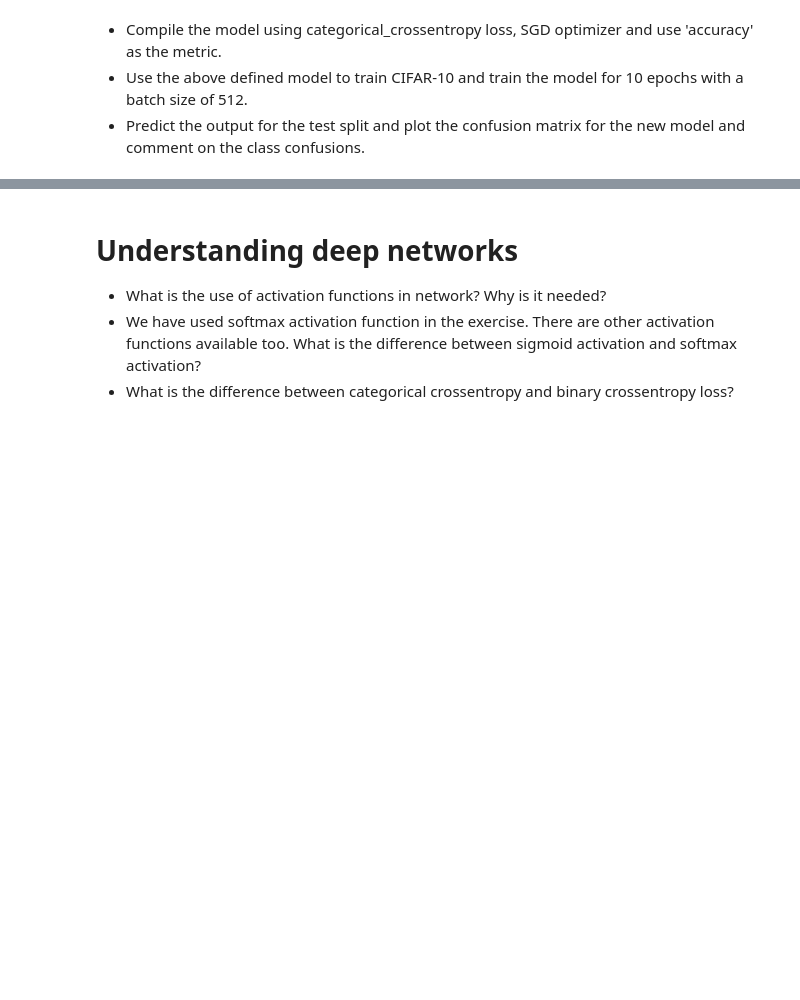
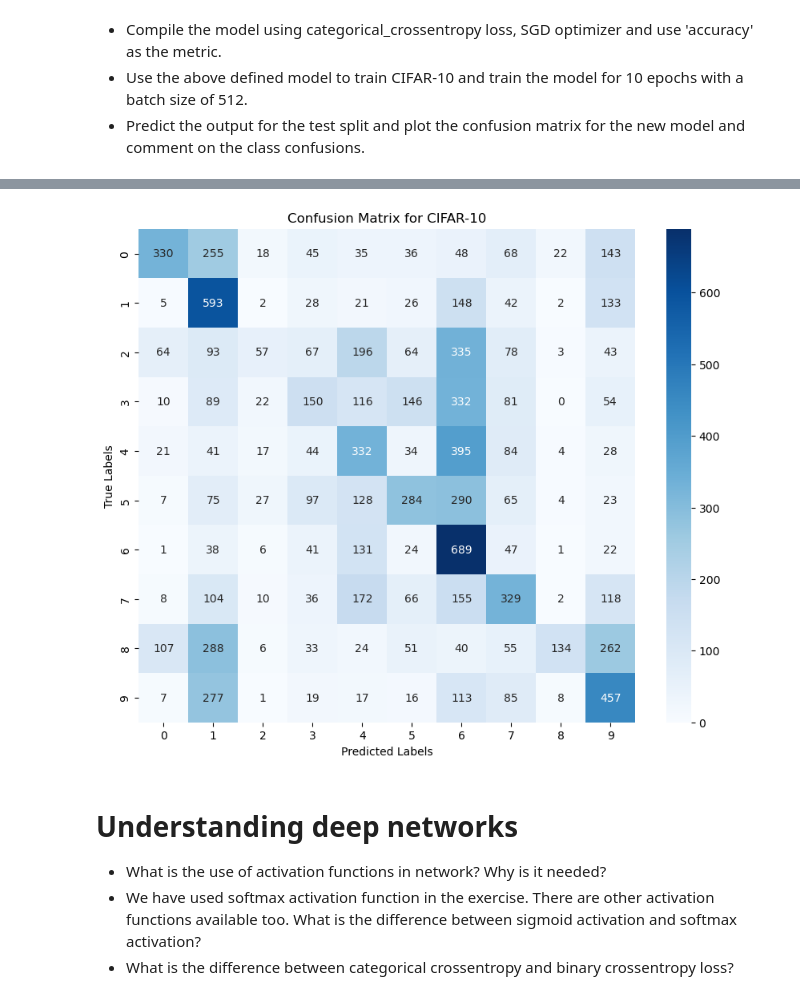
Before and after one commit to DeemaSWR/lab-image-classification-using-convolutional-neural-networks, a Jupyter notebook: main.ipynb, the cells around one changed output, grey strips where cells are left out. Saved outputs shown, nothing was run; the diff lists cells and outputs as text; code cells hidden in the pictures; blank space fills up the shorter version.

Commit message:
LAB | Image Classification using Convolutional Neural Networks

```diff
--- a/main.ipynb
+++ b/main.ipynb
@@ -395,0 +389,17 @@ print(f'Test accuracy: {test_acc}')
+# %%
+from tensorflow.keras.datasets import cifar10
+from tensorflow.keras.utils import to_categorical
+
+# Load the CIFAR-10 dataset
+(X_train, y_train), (X_test, y_test) = cifar10.load_data()
+
+# Normalize the pixel values to the range [0, 1]
+X_train, X_test = X_train / 255.0, X_test / 255.0
+
+# One-hot encode the labels
+y_train = to_categorical(y_train, 10)
+y_test = to_categorical(y_test, 10)
+
+# Assuming 'model' is already trained, evaluate it on the test dataset
+test_loss, test_acc = model.evaluate(X_test, y_test, verbose=2)
+print(f'Test accuracy: {test_acc}')
@@ -452,10 +487,24 @@ model.summary()
 *   Use the above defined model to train CIFAR-10 and train the model for 10 epochs with a batch size of 512.
 *   Predict the output for the test split and plot the confusion matrix for the new model and comment on the class confusions.
 # %%
+from tensorflow.keras import Sequential
+from tensorflow.keras.layers import Conv2D, MaxPooling2D, Flatten, Dense
+from tensorflow.keras.optimizers import SGD
+from tensorflow.keras.datasets import cifar10
+from tensorflow.keras.utils import to_categorical
+from sklearn.metrics import confusion_matrix
+import matplotlib.pyplot as plt
+import seaborn as sns
+import numpy as np
+from tensorflow.keras import backend as K
+
 # Clear previous sessions to avoid memory issues
-clear_session()
+K.clear_session()
 
-# Normalize the images to [0, 1] range
+# Load CIFAR-10 dataset
+(x_train, y_train), (x_test, y_test) = cifar10.load_data()
+
+# Normalize the images to the [0, 1] range
 x_train = x_train.astype('float32') / 255.0
 x_test = x_test.astype('float32') / 255.0
 
@@ -463,11 +512,11 @@ x_test = x_test.astype('float32') / 255.0
 y_train = to_categorical(y_train, 10)
 y_test = to_categorical(y_test, 10)
 
-# Recreate the VGG model (as defined in the previous step)
+# Recreate the VGG-like model
 model = Sequential()
 
 # First block: Two convolutional layers with 64 filters (3x3) and max pooling
-model.add(Conv2D(64, (3, 3), activation='relu', padding='same', input_shape=(64, 64, 3)))
+model.add(Conv2D(64, (3, 3), activation='relu', padding='same', input_shape=(32, 32, 3)))
 model.add(Conv2D(64, (3, 3), activation='relu', padding='same'))
 model.add(MaxPooling2D(pool_size=(2, 2)))
 
@@ -490,10 +539,28 @@ model.add(Dense(128, activation='relu'))
 # Add the output classification layer (use softmax for multi-class classification)
 model.add(Dense(10, activation='softmax'))  # 10 classes for CIFAR-10
 
-# Compile the model
+# Compile the model using SGD optimizer and categorical crossentropy loss
 model.compile(loss='categorical_crossentropy',
-              optimizer=SGD(),  # Stochastic Gradient Descent
+              optimizer=SGD(),
               metrics=['accuracy'])
 
 # Train the model for 10 epochs with a batch size of 512
-model.fit(x_train, y_train, epochs=10, batch_size=512, validation_d
+history = model.fit(x_train, y_train, epochs=10, batch_size=512, validation_data=(x_test, y_test))
+
+# Predict the output for the test dataset
+y_pred = model.predict(x_test)
+y_pred_classes = np.argmax(y_pred, axis=1)
+
+# Convert y_test back from one-hot encoding to integer labels for comparison
+y_test_classes = np.argmax(y_test, axis=1)
+
+# Plot confusion matrix
+conf_matrix = confusion_matrix(y_test_classes, y_pred_classes)
+
+plt.figure(figsize=(10, 8))
+sns.heatmap(conf_matrix, annot=True, fmt='d', cmap='Blues', xticklabels=np.arange(10), yticklabels=np.arange(10))
+plt.title('Confusion Matrix for CIFAR-10')
+plt.xlabel('Predicted Labels')
+plt.ylabel('True Labels')
+plt.show()
+# %% [output]
@@ -500,3 +584,4 @@ model.fit(x_train, y_train, epochs=10, batch_size=512, validation_d
+[figure, added]
 # %% [markdown]
 # Understanding deep networks
 
```
Also changed, not shown: parts of 14 cells of this notebook.
